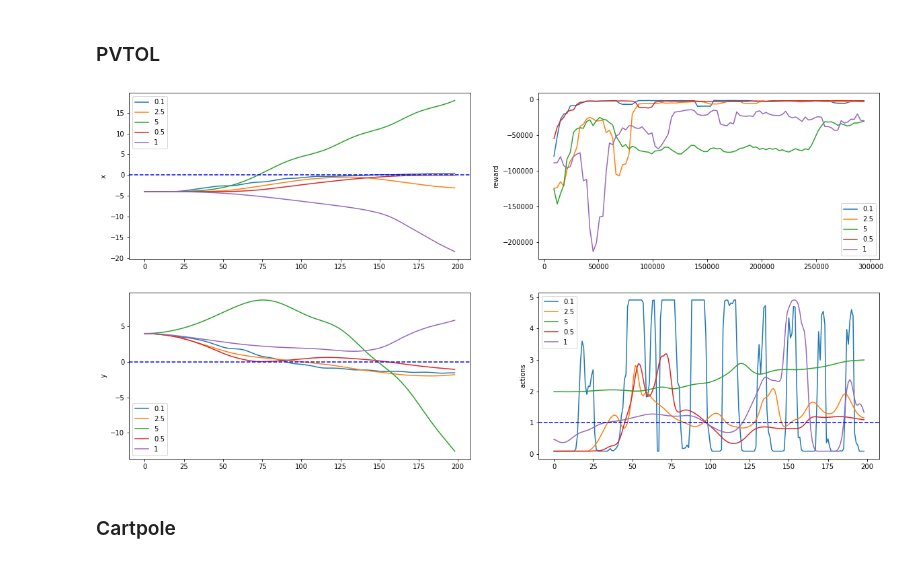
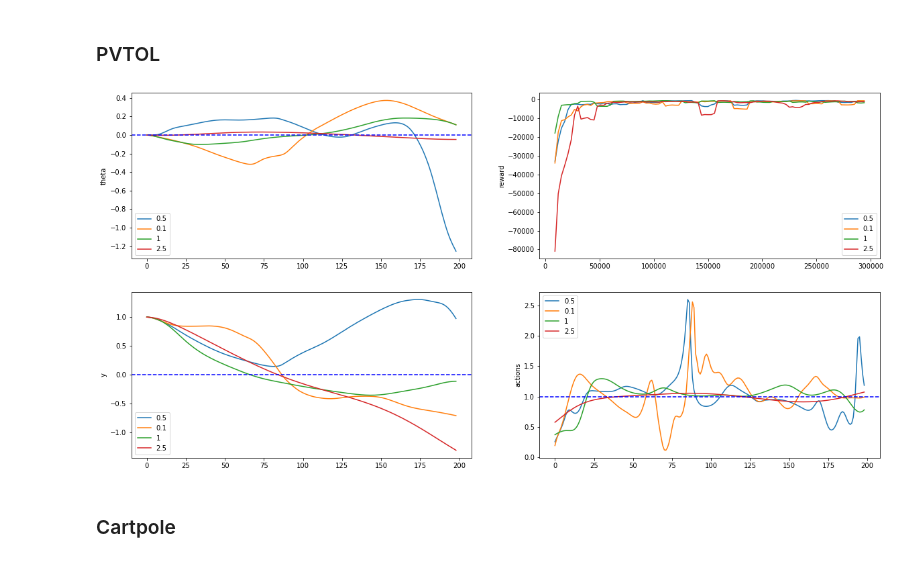
Before and after one commit to mohsinsarwari/RL_Path_Planning, a Jupyter notebook: cheap_control/evaluation.ipynb, the cells around one changed output. Drawn from its saved outputs; the diff is of its cells as text; code cells hidden in the pictures.

```diff
--- a/cheap_control/evaluation.ipynb
+++ b/cheap_control/evaluation.ipynb
@@ -28,3 +28,14 @@ def look_through_folders():
             print("Eps: ", str(params.eps), ", Gamma: ", str(params.gamma), ", LearningRate: ", str(params.learning_rate))
             print("Eval_Freq: ", str(params.init_state))
 #look_through_folders()
+
+def check_folder(folder):
+    folder_param_path = os.path.join(os.path.join("./Runs", folder), "params.pkl")
+    if os.path.exists(folder_param_path):
+        with open(os.path.join(os.path.join("./Runs", folder), "params.pkl"), 'rb') as f:
+            params = pickle.load(f)
+        print("Eps: ", str(params.eps))
+        print("K: ", str(params.envs.pvtol.k))
+
+folder = '03_27_2022_071228_Mohsin'
+check_folder(folder)
@@ -32,7 +46,7 @@ def look_through_folders():
 #Filter through run: returns dictionary where values belong to same run
 def check(params):
     match = bool(1
-        and params.id == 31
+        and params.id == 40
         and params.finished == True
         #and params.envs.manipulator.cost_func == 3
         )
@@ -221,7 +227,7 @@ def plot_eval():
 
         plot = True #plot only one
         for folder in combo:
-            results = run_eval.evaluate(folder, env='pvtol', init=[-4, 4, 0, 0, 0, 0])
+            results = run_eval.evaluate(folder, env='pvtol', init=[-1, 1, 0, 0, 0, 0])
             tb = results["pvtol"]["mean_reward"]
             tb_times = tb[0]
             tb_rew = [a[0] for a in tb[1]]
@@ -231,10 +237,11 @@ def plot_eval():
             if plot:
                 x = results["pvtol"]["states"][:, 0]
                 y = results["pvtol"]["states"][:, 1]
+                theta = results["pvtol"]["states"][:, 2]
                 actions = results["pvtol"]["actions"]
 
                 plt.subplot(221)
-                plt.plot(x, label=str(params[label]))
+                plt.plot(theta, label=str(params[label]))
                 plt.subplot(223)
                 plt.plot(y, label=str(params[label]))
                 plt.subplot(224)
@@ -243,35 +250,35 @@ def plot_eval():
 
         rew_avg = np.mean(rew, axis=0)
         n=5
         tb_smoothed = np.cumsum(rew_avg, dtype=float)
         tb_smoothed[n:] = tb_smoothed[n:] - tb_smoothed[:-n]
         tb_smoothed =  tb_smoothed[n - 1:] / n
 
         plt.subplot(222)
         plt.plot(tb_times[(n//2):-(n//2)], tb_smoothed, label=str(params[label]))
 
 
 
     plt.subplot(222)
     plt.ylabel("reward")
     plt.legend()
     plt.subplot(221)
     plt.axhline(y=0, color='b', linestyle='--')
-    plt.ylabel("x")
+    plt.ylabel("theta")
     plt.legend()
     plt.subplot(223)
     plt.axhline(y=0, color='b', linestyle='--')
     plt.ylabel("y")
     plt.legend()
     plt.subplot(224)
     plt.axhline(y=1, color='b', linestyle='--')
     plt.ylabel("actions")
     plt.legend()
     plt.show()
 
 plot_eval()
 # %% [output]
-[figure, old version]
+[figure, new version]
 # %% [markdown]
 ### Cartpole
 # %%
```
Also changed, not shown: parts of 7 cells of this notebook, 2 other files.
